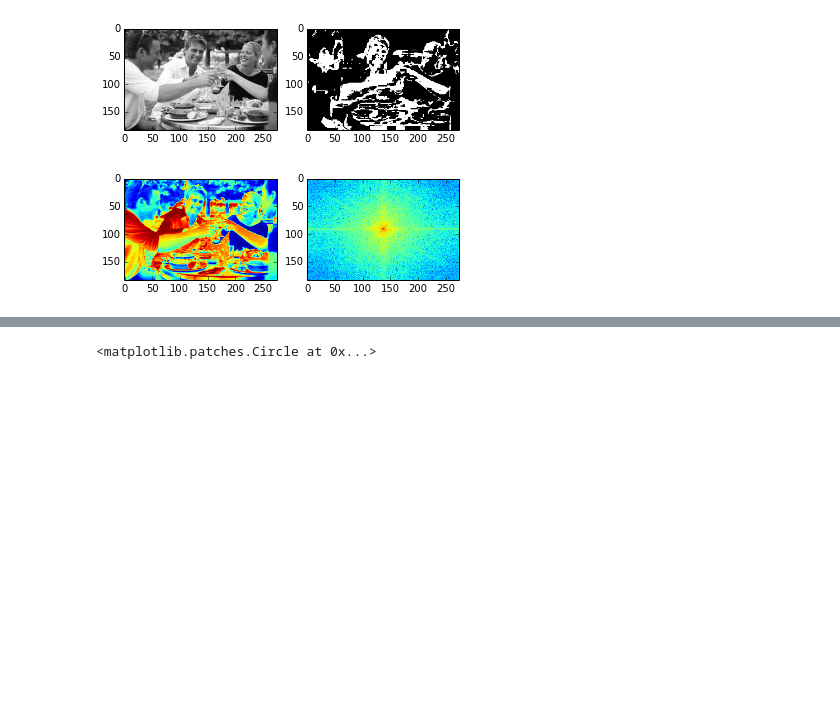
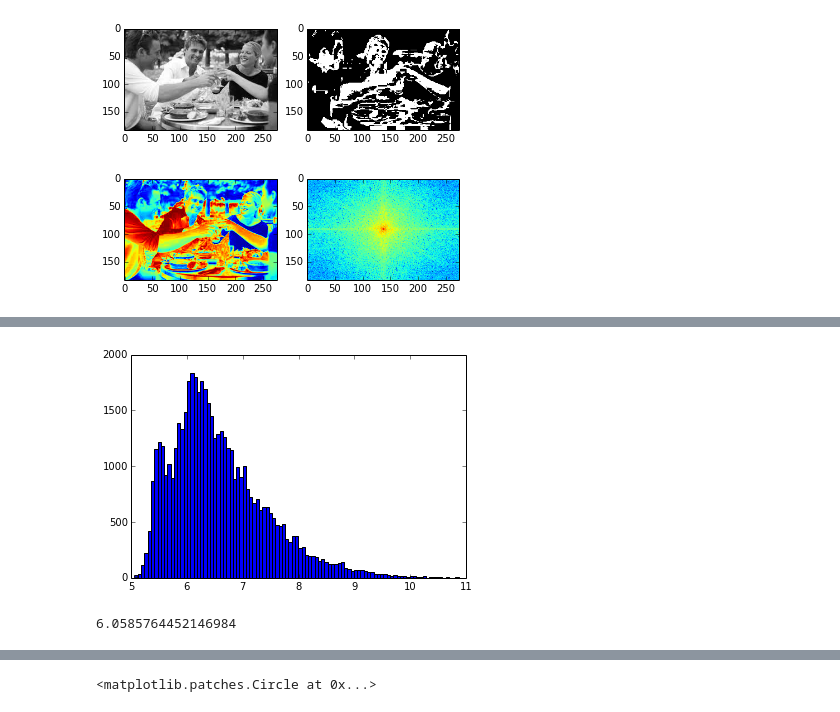
Before and after one commit to mpellegri/FoodvSkin, a Jupyter notebook: KFeatures.ipynb, the cells around one changed output, grey strips where cells are left out. Saved outputs shown, nothing was run; the diff lists cells and outputs as text; code cells hidden in the pictures; blank space fills up the shorter version.

```diff
--- a/KFeatures.ipynb
+++ b/KFeatures.ipynb
@@ -323,0 +342,8 @@ plt.show()
+# %%
+n,bins,patches=plt.hist(gauss.flatten(),bins=100)
+# %% [output]
+[figure, added]
+# %%
+bins[np.where(n==n.max())[0][0]]
+# %% [output]
+6.0585764452146984
```
Also changed, not shown: parts of 31 cells of this notebook.
